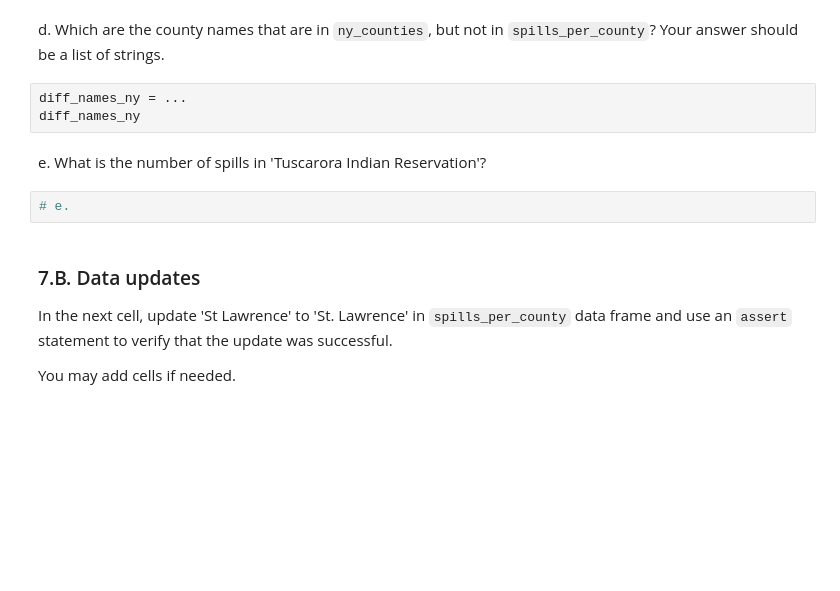
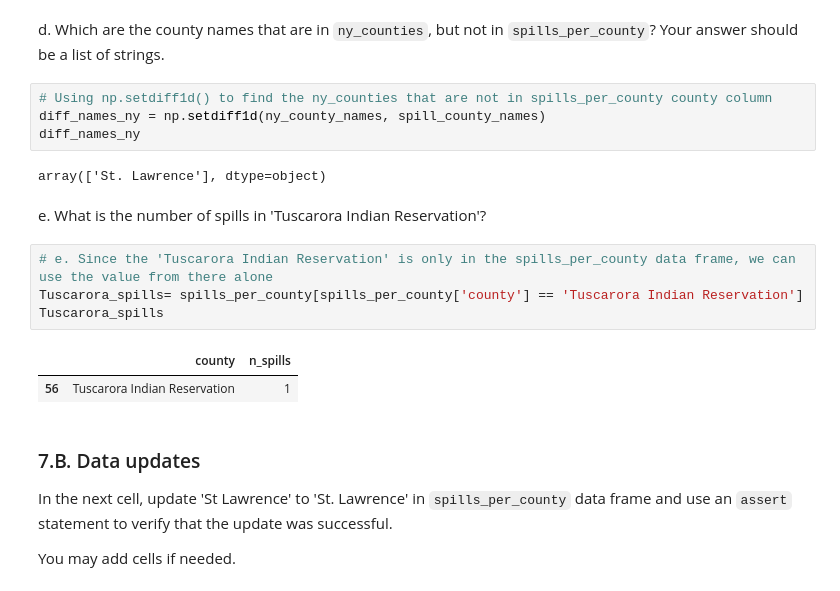
Before and after one commit to madisonenda/eds220-hwk3, a Jupyter notebook: hwk3-task2-oil-spills-Enda.ipynb, the cells around one changed output. Drawn from its saved outputs; the diff is of its cells as text; blank space fills up the shorter version.

```diff
--- a/hwk3-task2-oil-spills-Enda.ipynb
+++ b/hwk3-task2-oil-spills-Enda.ipynb
@@ -413,16 +472,24 @@ diff_names_spills
 # %% [markdown]
 
 d. Which are the county names that are in `ny_counties`, but not in `spills_per_county`? Your answer should be a list of strings.
-# %%
-diff_names_ny = ...
-diff_names_ny
+# %%
+# Using np.setdiff1d() to find the ny_counties that are not in spills_per_county county column
+diff_names_ny = np.setdiff1d(ny_county_names, spill_county_names)
+diff_names_ny
+# %% [output]
+array(['St. Lawrence'], dtype=object)
 # %% [markdown]
 
 
 
 e. What is the number of spills in 'Tuscarora Indian Reservation'?
-# %%
-# e.
+# %%
+# e. Since the 'Tuscarora Indian Reservation' is only in the spills_per_county data frame, we can use the value from there alone
+Tuscarora_spills= spills_per_county[spills_per_county['county'] == 'Tuscarora Indian Reservation']
+Tuscarora_spills
+# %% [output]
+|  | county | n_spills |
+| 56 | Tuscarora Indian Reservation | 1 |
 # %% [markdown]
 ### 7.B. Data updates
 
```
Also changed, not shown: parts of 11 cells of this notebook.
